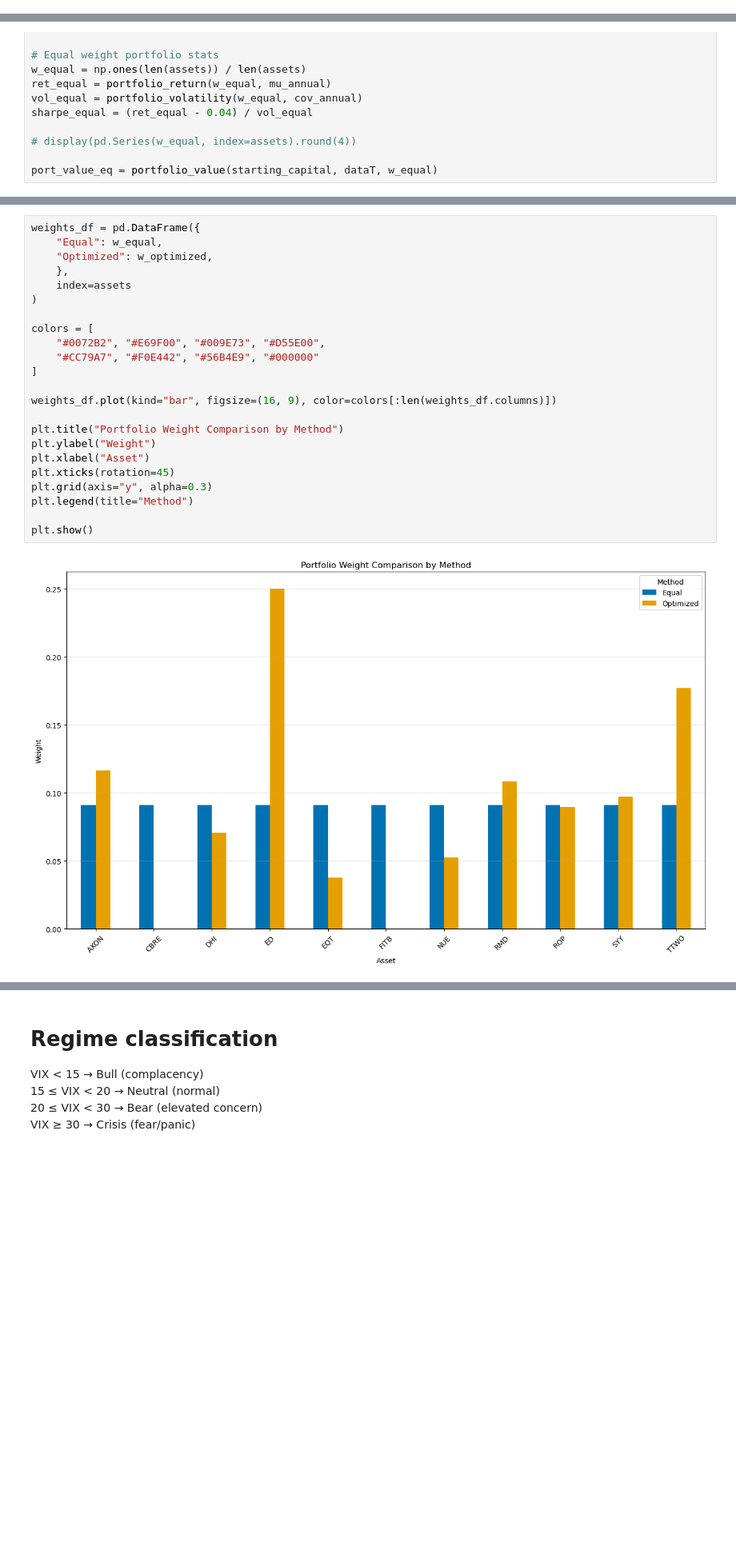
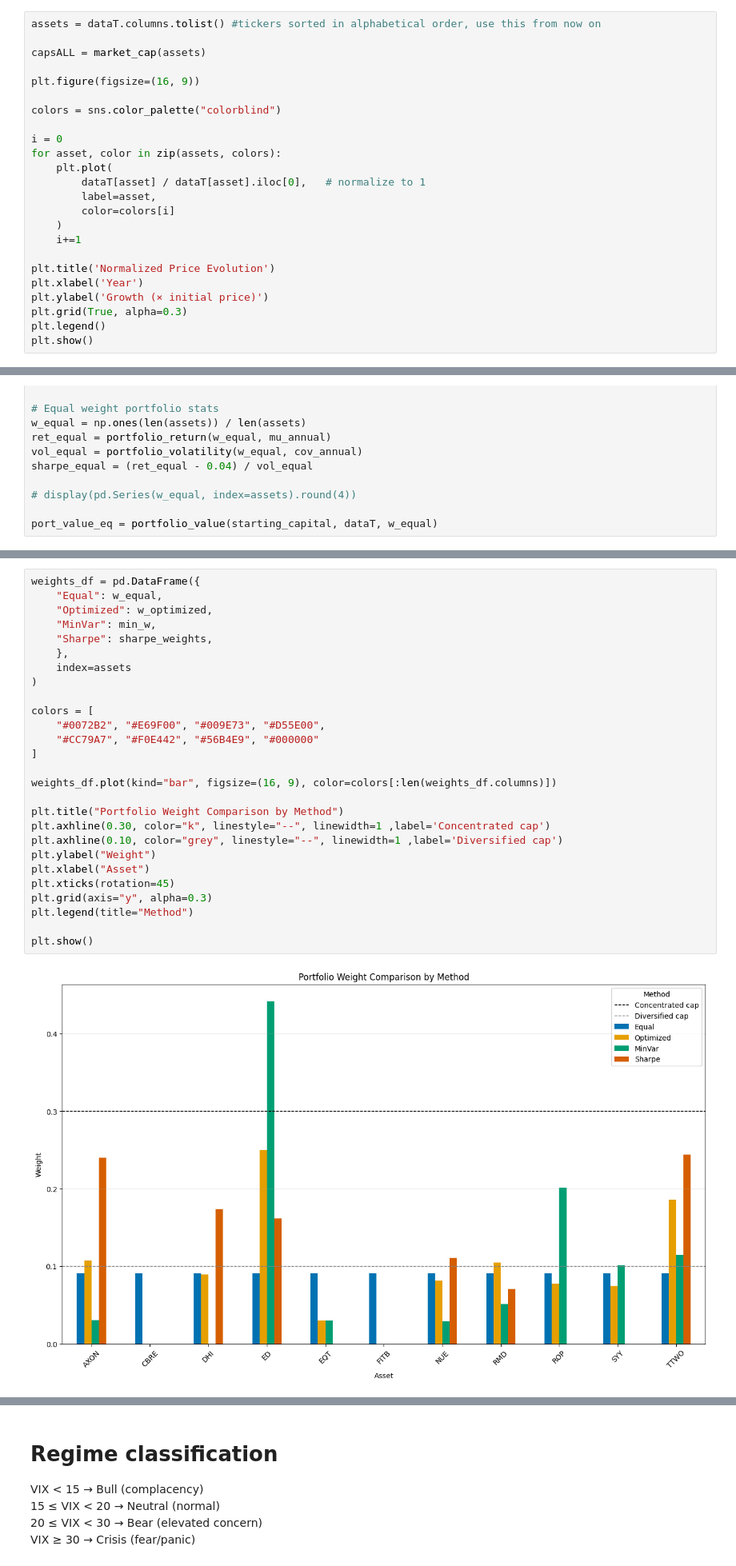
Before and after one commit to wveratudela/quant-research, a Jupyter notebook: Q6_lyapunov_LQRy/Q6_notebook.ipynb, the cells around one changed output, grey strips where cells are left out. Shown at 80% size. Drawn from its saved outputs; the diff is of its cells as text; blank space fills up the shorter version.

```diff
--- a/Q6_lyapunov_LQRy/Q6_notebook.ipynb
+++ b/Q6_lyapunov_LQRy/Q6_notebook.ipynb
@@ -53,3 +53,27 @@ SYY     0
 TTWO    0
 dtype: int64
 2015-01-02 00:00:00
+# %%
+assets = dataT.columns.tolist() #tickers sorted in alphabetical order, use this from now on
+
+capsALL = market_cap(assets)
+
+plt.figure(figsize=(16, 9))
+
+colors = sns.color_palette("colorblind")
+
+i = 0
+for asset, color in zip(assets, colors):
+    plt.plot(
+        dataT[asset] / dataT[asset].iloc[0],   # normalize to 1
+        label=asset,
+        color=colors[i]
+    )
+    i+=1
+
+plt.title('Normalized Price Evolution')
+plt.xlabel('Year')
+plt.ylabel('Growth (× initial price)')
+plt.grid(True, alpha=0.3)
+plt.legend()
+plt.show()
@@ -206,28 +240,32 @@ plt.show()
 # %%
 weights_df = pd.DataFrame({
     "Equal": w_equal,
     "Optimized": w_optimized,
+    "MinVar": min_w,
+    "Sharpe": sharpe_weights,
     },
     index=assets
 )
 
 colors = [
     "#0072B2", "#E69F00", "#009E73", "#D55E00",
     "#CC79A7", "#F0E442", "#56B4E9", "#000000"
 ]
 
 weights_df.plot(kind="bar", figsize=(16, 9), color=colors[:len(weights_df.columns)])
 
 plt.title("Portfolio Weight Comparison by Method")
+plt.axhline(0.30, color="k", linestyle="--", linewidth=1 ,label='Concentrated cap')
+plt.axhline(0.10, color="grey", linestyle="--", linewidth=1 ,label='Diversified cap')
 plt.ylabel("Weight")
 plt.xlabel("Asset")
 plt.xticks(rotation=45)
 plt.grid(axis="y", alpha=0.3)
 plt.legend(title="Method")
 
 plt.show()
 # %% [output]
-[figure, old version]
+[figure, new version]
 # %% [markdown]
 # Regime detection using three signals
 spy_ret_252 = SPY 252-day return        # trend
```
Also changed, not shown: parts of 10 cells of this notebook, 13 other files.
